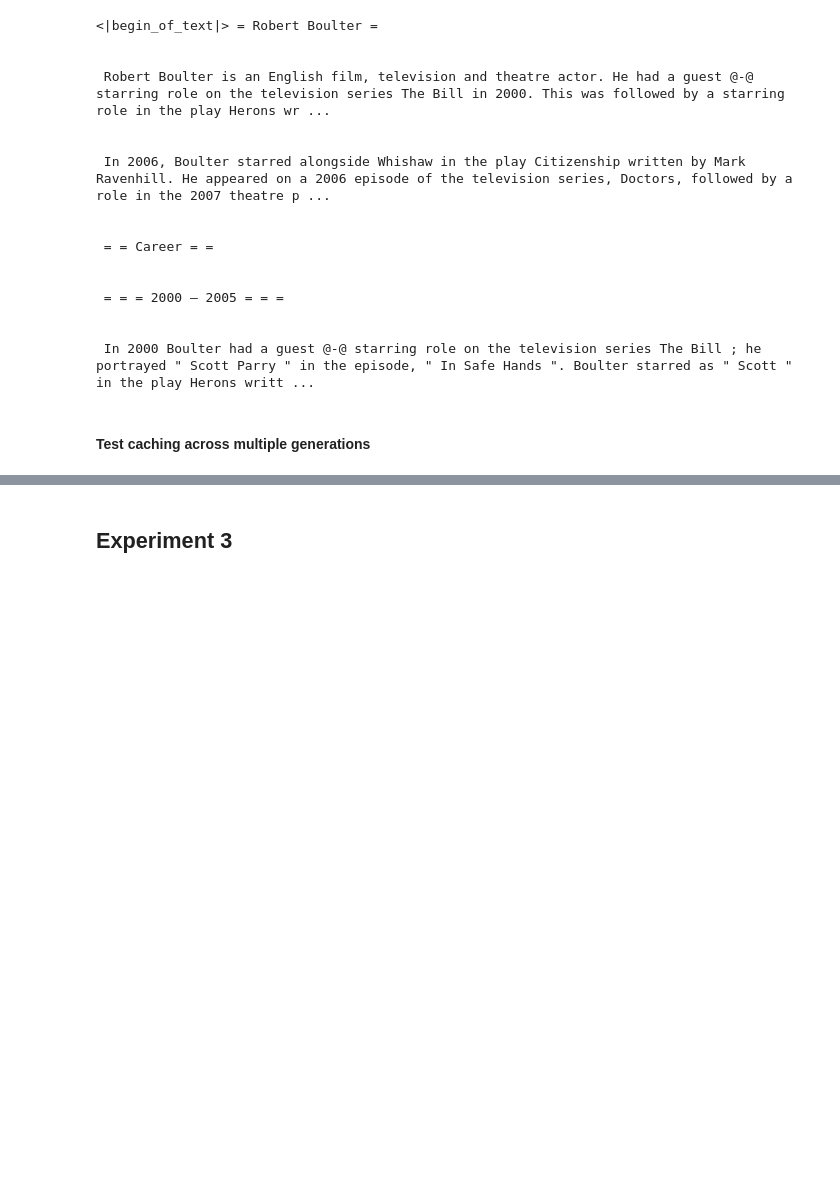
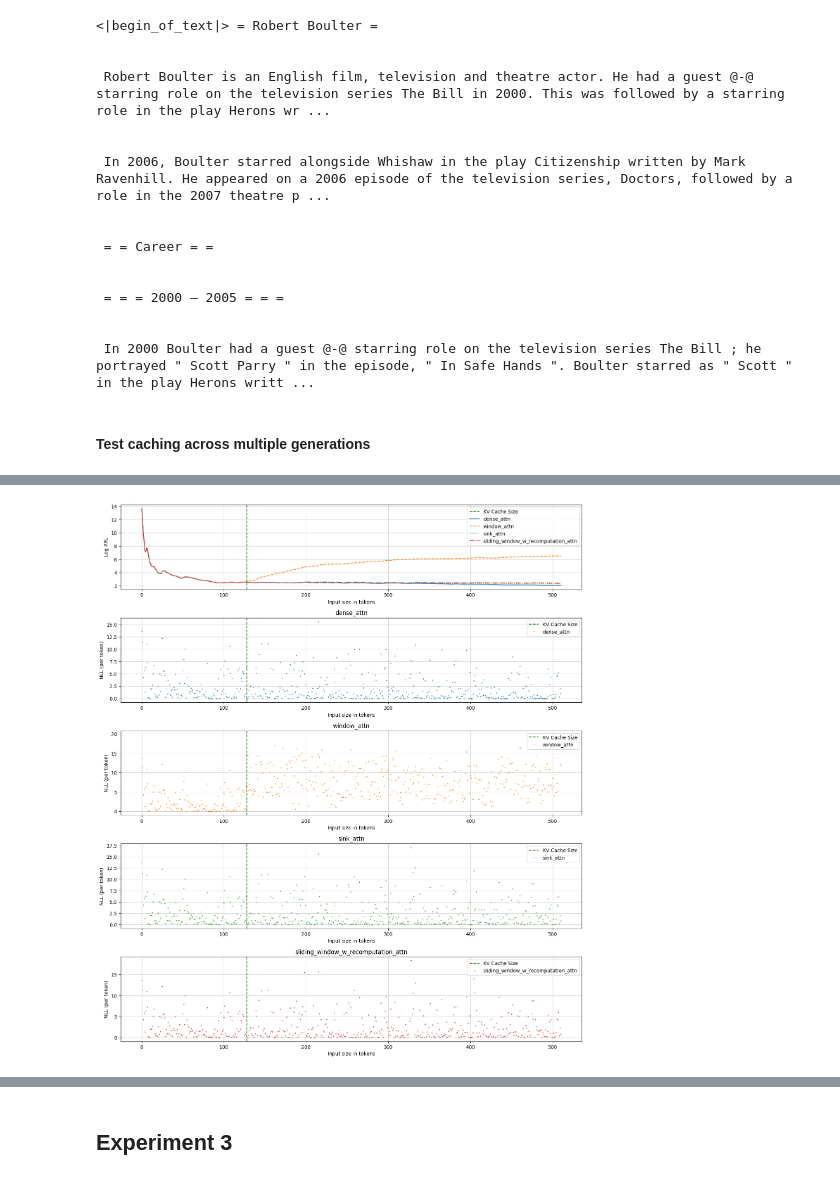
Before and after one commit to TheRootOf3/understanding-attention-sinks, a Jupyter notebook: main.ipynb, the cells around one changed output, grey strips where cells are left out. Saved outputs shown, nothing was run; the diff lists cells and outputs as text; code cells hidden in the pictures; blank space fills up the shorter version.

Commit message:
Almost finished the Experiment 1.
Signed-off-by: TheRootOf3 <aceszablewski@gmail.com>

```diff
--- a/main.ipynb
+++ b/main.ipynb
@@ -402,8 +399,12 @@ llama3_model, llama3_tokenizer = load_model_tokenizer(
+# %%
+llama3_model, llama3_tokenizer = load_model_tokenizer(
+    LLAMA_MODEL_PATH, attn_implementation="eager"
+)
 # %%
 enable_llama_pos_shift_attention(llama3_model)
 # %%
 reference_llama3_model, _ = load_model_tokenizer(
-    llama3_model_path, attn_implementation="eager"
+    LLAMA_MODEL_PATH, attn_implementation="eager"
 )
 # %% [markdown]
 #### Qualitative evaluation on a sample text
@@ -516,0 +823,30 @@ for idx in tqdm(range(1024)):
+# %%
+experiment_1a_config = {
+    "num_passes": 1,
+    "chunk_len": 2048,
+    "model": LLAMA_MODEL_PATH,
+    "runs": [
+        {
+            "attn_impl": "dense_attn",
+            "kv_cache_size": -1,
+            "sink_attn_tks": 0,
+        },
+        {
+            "attn_impl": "window_attn",
+            "kv_cache_size": 512,
+            "sink_attn_tks": 0,
+        },
+        {
+            "attn_impl": "sink_attn",
+            "kv_cache_size": 512,
+            "sink_attn_tks": 4,
+        },
+        {
+            "attn_impl": "sliding_window_w_recomputation_attn",
+            "kv_cache_size": 512,
+            "recompute": True,
+        },
+    ],
+}
+# %%
+results_1a = run_attention_experiment(load_data(), experiment_1a_config)
@@ -516,0 +871,4 @@ for idx in tqdm(range(1024)):
+# %%
+show_nlls(results_1a, kv_size_line=128, context_length_line=0)
+# %% [output]
+[figure, added]
```
Also changed, not shown: parts of 30 cells of this notebook.
